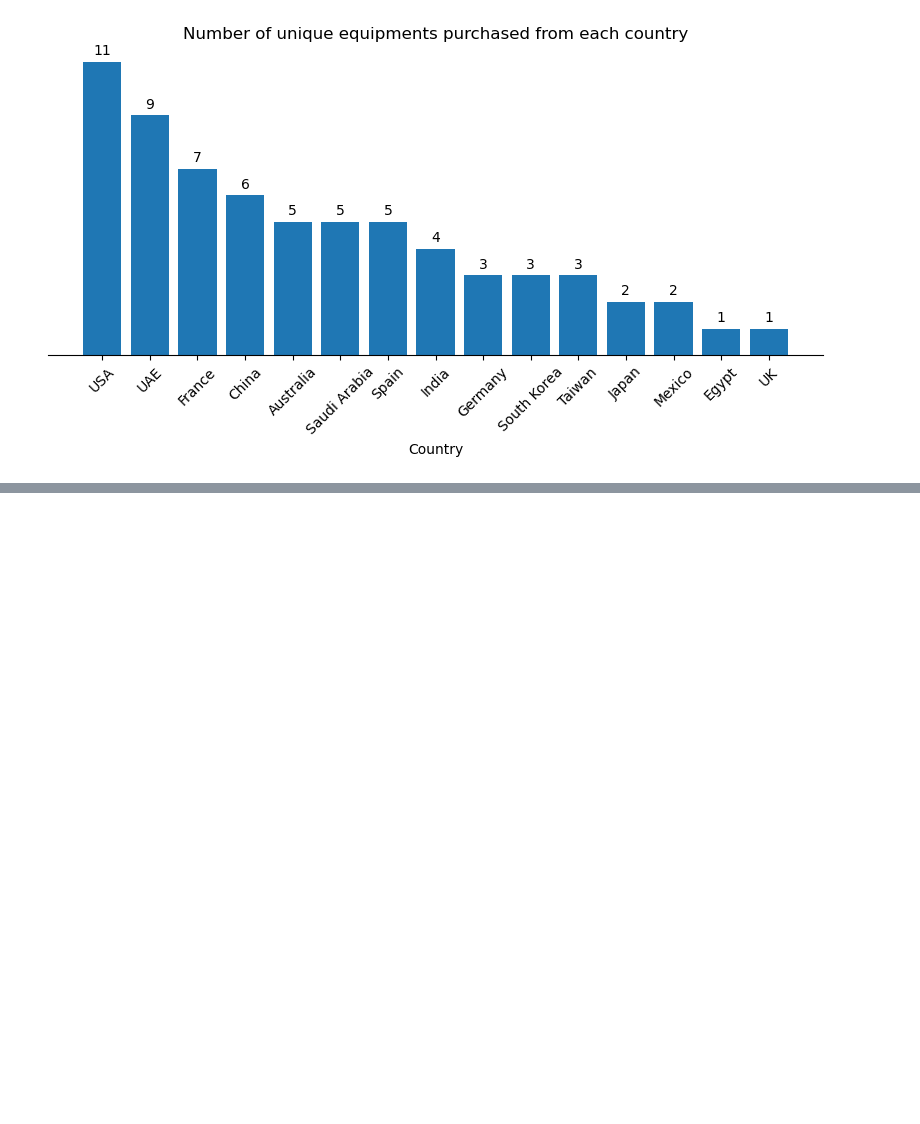
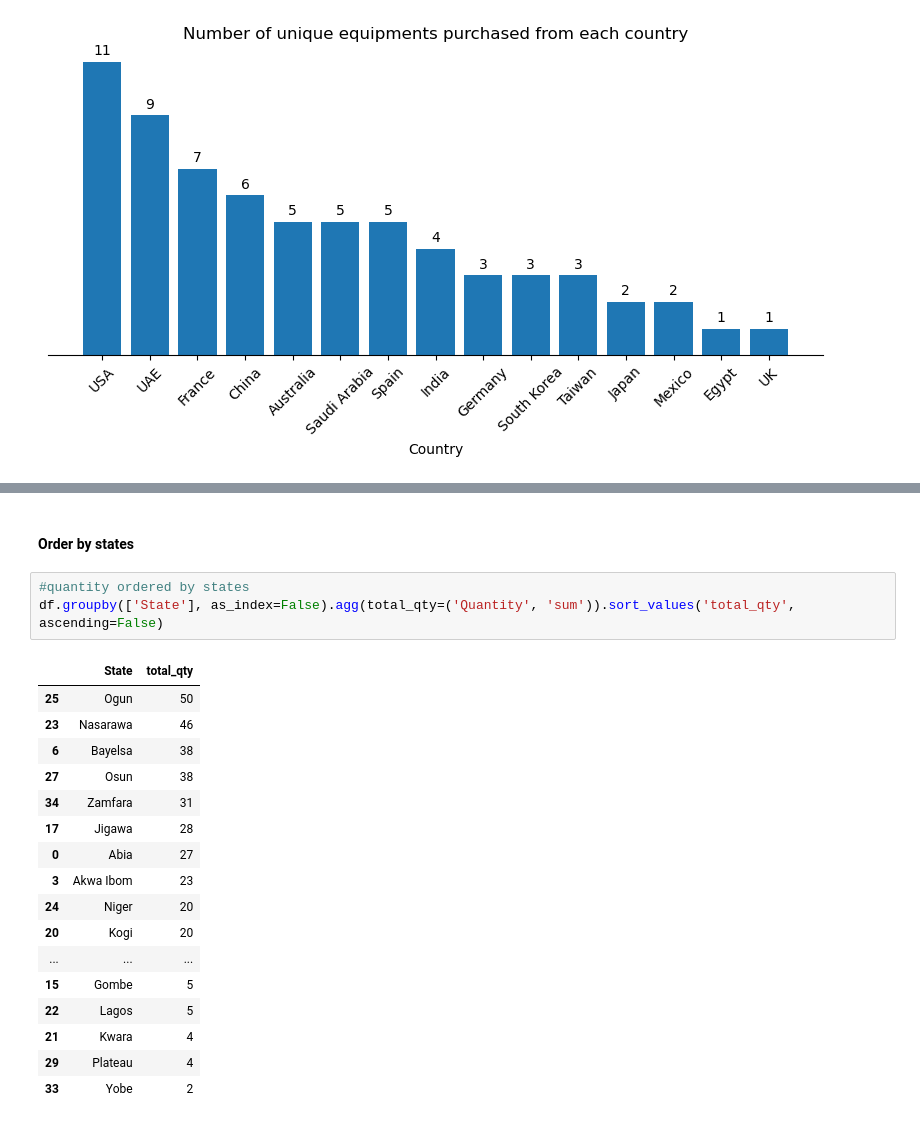
Before and after one commit to valezenwanne/Hospital_Procurement_Data_Analysis, a Jupyter notebook: Hospital Procurement Data Analysis.ipynb, the cells around one changed output, grey strips where cells are left out. Saved outputs shown, nothing was run; the diff lists cells and outputs as text; blank space fills up the shorter version.

```diff
--- a/Hospital Procurement Data Analysis.ipynb
+++ b/Hospital Procurement Data Analysis.ipynb
@@ -1314,0 +1354,23 @@ plt.show()
+# %% [markdown]
+#### Order by states
+# %%
+#quantity ordered by states
+df.groupby(['State'], as_index=False).agg(total_qty=('Quantity', 'sum')).sort_values('total_qty', ascending=False)
+# %% [output]
+|  | State | total_qty |
+| 25 | Ogun | 50 |
+| 23 | Nasarawa | 46 |
+| 6 | Bayelsa | 38 |
+| 27 | Osun | 38 |
+| 34 | Zamfara | 31 |
+| 17 | Jigawa | 28 |
+| 0 | Abia | 27 |
+| 3 | Akwa Ibom | 23 |
+| 24 | Niger | 20 |
+| 20 | Kogi | 20 |
+| ... | ... | ... |
+| 15 | Gombe | 5 |
+| 22 | Lagos | 5 |
+| 21 | Kwara | 4 |
+| 29 | Plateau | 4 |
+| 33 | Yobe | 2 |
```
Also changed, not shown: parts of 8 cells of this notebook.
